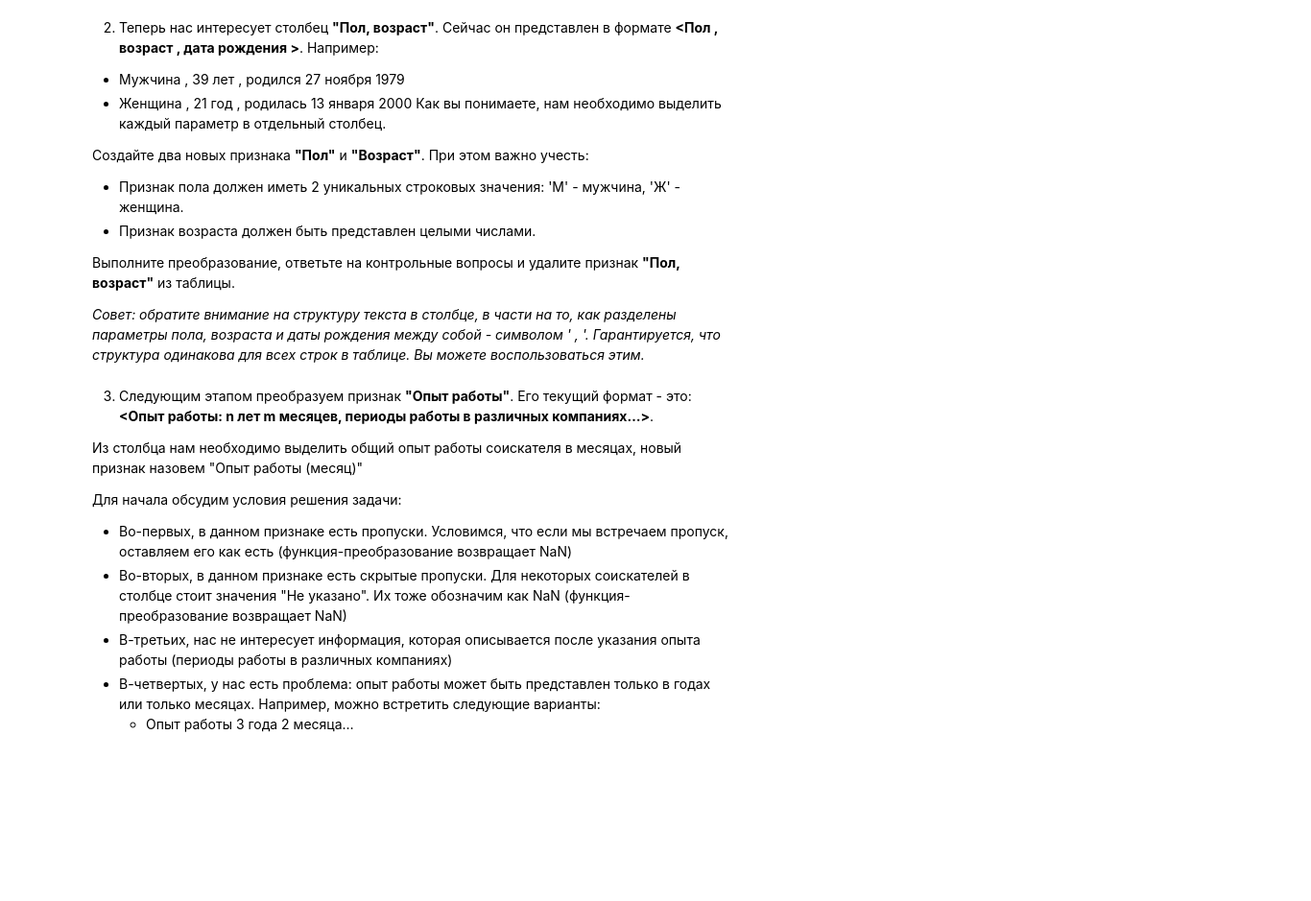
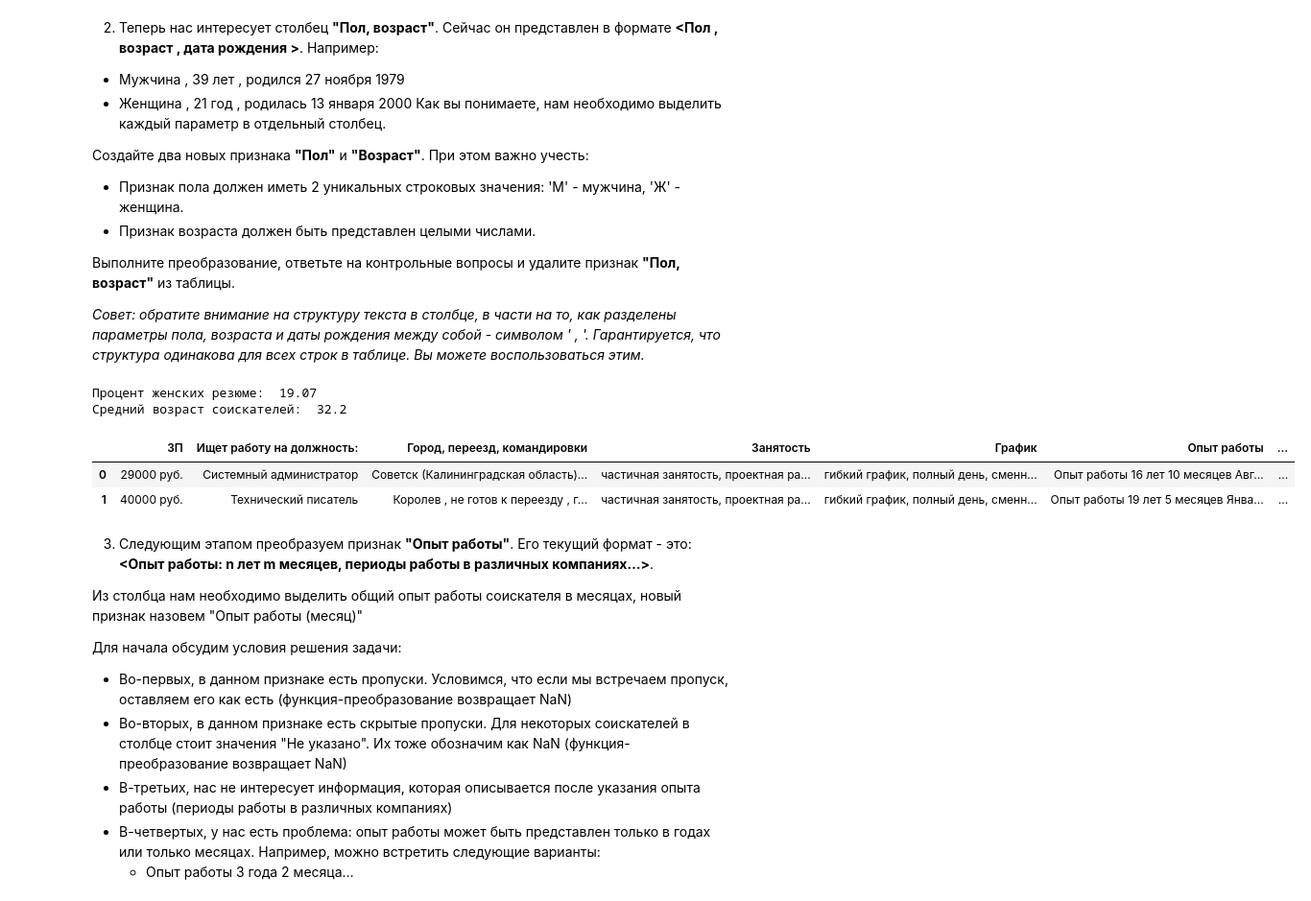
Before and after one commit to dafe1988/SF-DSPR-174, a Jupyter notebook: PROJECT_1/Project-1._Ноутбук-шаблон.ipynb, the cells around one changed output. Shown: that part at 96% size. Cells and saved outputs as stored; diff of their text form; code cells hidden in the pictures; blank space fills up the shorter version.

```diff
--- a/PROJECT_1/Project-1._Ноутбук-шаблон.ipynb
+++ b/PROJECT_1/Project-1._Ноутбук-шаблон.ipynb
@@ -46,2 +142,35 @@ import plotly.express as px
 # %%
 #ваш код здесь
+
+def extract_education_level(text):
+    """Функция-преобразование для извлечения уровня образования
+
+    Args:
+        text (_type_): признак для извлечения
+
+    Returns:
+        _type_: возвращает строку с преобразованным типом образования
+    """
+    level = ' '.join(text.split()[:2]).lower()  # Берем первые 2 слова, приводим к нижнему регистру
+    if 'высшее' in level and 'неоконченное' in level:
+        return 'неоконченное высшее'
+    elif 'высшее' in level:
+        return 'высшее'
+    elif 'среднее специальное' in level:
+        return 'среднее специальное'
+    elif 'среднее' in level:
+        return 'среднее'
+    else:
+        return None  # На случай некорректных данных
+
+# Создаем новый признак
+df['Образование'] = df['Образование и ВУЗ'].apply(extract_education_level)
+
+# Проверяем уникальные значения
+print(df['Образование'].unique())
+
+# Удаляем старый столбец
+df.drop(columns=['Образование и ВУЗ'], inplace=True)
+
+# Выведем статистику по преобразованному признаку
+print(df['Образование'].value_counts())
@@ -61,6 +198,23 @@ import plotly.express as px
 Гарантируется, что структура одинакова для всех строк в таблице. Вы можете воспользоваться этим.*
 # %%
 #ваш код здесь
+# Создаем новые признаки с помощью лямбда функций
+df['Пол'] = df['Пол, возраст'].apply(lambda x: 'М' if x.split(',')[0].strip() == 'Мужчина' else 'Ж')
+df['Возраст'] = df['Пол, возраст'].apply(lambda x: int(x.split(',')[1].strip().split()[0]))
+
+# Удаляем старый столбец
+df.drop(columns=['Пол, возраст'], inplace=True)
+
+print('Процент женских резюме: ', round(len(df[df['Пол'] == 'Ж'])/len(df)*100, 2))
+print('Средний возраст соискателей: ', round(df['Возраст'].mean(), 1))
+
+display(df.head(2))
+# %% [output]
+Процент женских резюме:  19.07
+Средний возраст соискателей:  32.2
+|  | ЗП | Ищет работу на должность: | Город, переезд, командировки | Занятость | График | Опыт работы | ... |
+| 0 | 29000 руб. | Системный администратор | Советск (Калининградская область)... | частичная занятость, проектная ра... | гибкий график, полный день, сменн... | Опыт работы 16 лет 10 месяцев Авг... | ... |
+| 1 | 40000 руб. | Технический писатель | Королев , не готов к переезду , г... | частичная занятость, проектная ра... | гибкий график, полный день, сменн... | Опыт работы 19 лет 5 месяцев Янва... | ... |
 # %% [markdown]
 3. Следующим этапом преобразуем признак **"Опыт работы"**. Его текущий формат - это: **<Опыт работы: n лет m месяцев, периоды работы в различных компаниях…>**.
 
```
Also changed, not shown: parts of 13 cells of this notebook.
